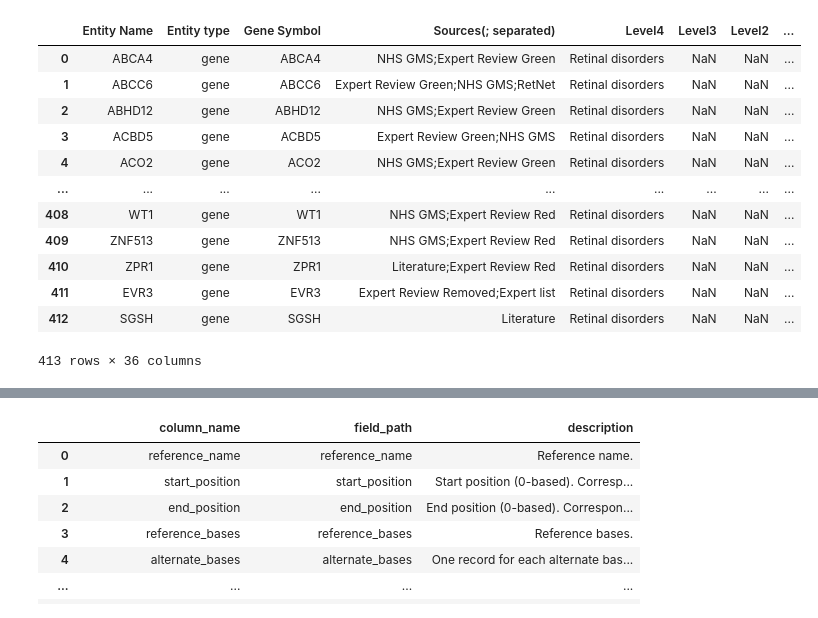
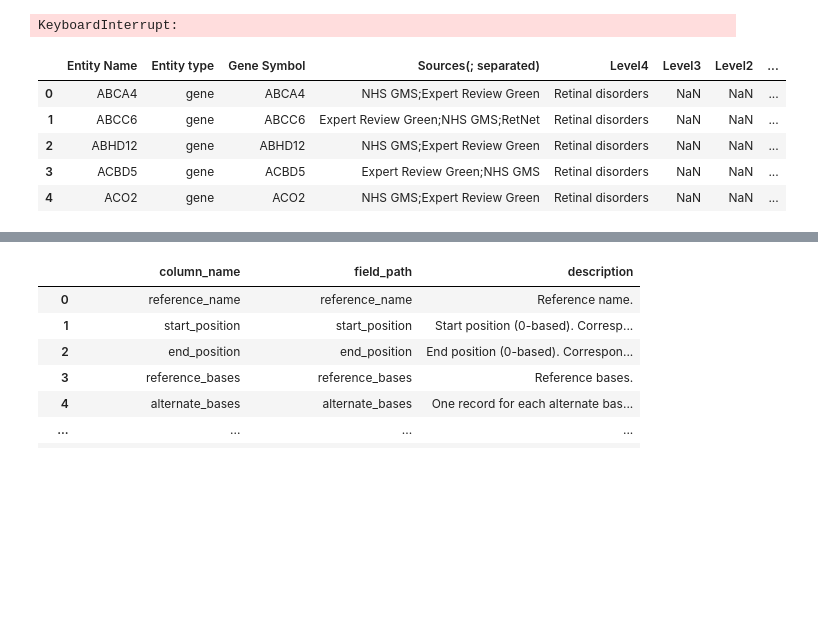
Before and after one commit to crodilla/Data_Analyst, a Jupyter notebook: EDA/GnomAD/gnomad.ipynb, the cells around one changed output, grey strips where cells are left out. Drawn from its saved outputs; the diff is of its cells as text; code cells hidden in the pictures; blank space fills up the shorter version.

```diff
--- a/EDA/GnomAD/gnomad.ipynb
+++ b/EDA/GnomAD/gnomad.ipynb
@@ -5,20 +22,66 @@ import pandas as pd
+# %%
+# Crea un objeto Client de BigQuery
+client = bigquery.Client(credentials=credentials, project="gnomad-382415")
+
+# Escribe tu consulta SQL en una cadena de texto
+query = """
+SELECT reference_name AS CHROM,
+      start_position AS START_POS,
+      end_position AS END_POS,
+      names AS dbSNP,
+      reference_bases AS REF,
+      alternate_bases.alt AS ALT,
+      alternate_bases.AC AS AC,
+      alternate_bases.AF AS AF,
+      alternate_bases.nhomalt_raw	AS NHOMALT,
+      alternate_bases.allele_type AS TYPE,
+      vep.CANONICAL AS CANONICAL,
+      vep.Consequence AS Consequence,
+      vep.IMPACT AS Impact,
+      vep.SYMBOL AS Symbol,
+      vep.Gene AS Gene,
+      vep.EXON AS EXON,
+      vep.INTRON AS INTRON,
+      vep.STRAND AS STRAND,
+      vep.HGVSc AS HGVSc,
+      vep.HGVSp AS HGVSp,
+      vep.MOTIF_NAME AS MOTIF,
+      vep.CLIN_SIG AS CLIN_SIG,
+      alternate_bases.popmax AS popmax,
+      alternate_bases.AF_popmax	AS AF_popmax,
+      alternate_bases.AF_nfe AS AF_nfe,
+      alternate_bases.AF_fin AS AF_fin,
+      alternate_bases.AF_nfe_est AS AF_est,
+      alternate_bases.AF_nfe_nwe AS AF_nwe,
+      alternate_bases.AF_nfe_seu AS AF_seu,
+      alternate_bases.AF_nfe_onf AS AF_onf,
+      alternate_bases.AF_amr	AS AF_amr,
+      alternate_bases.AF_afr AS AF_afr,
+      alternate_bases.AF_eas AS AF_eas,
+      alternate_bases.AF_asj AS AF_asj,
+      alternate_bases.AF_oth AS AF_oth,
+      alternate_bases.AF_male AS AF_male,
+      alternate_bases.AF_female AS AF_female,
+FROM `bigquery-public-data.gnomAD.v2_1_1_genomes__chr1`AS main_table,
+    main_table.alternate_bases AS alternate_bases,
+    alternate_bases.vep AS vep
+WHERE CANONICAL = "YES" AND Symbol IS NOT NULL
+"""
+
+# Ejecuta tu consulta con el método query()
+results = client.query(query)
+# %% [output]
+KeyboardInterrupt:
 # %%
-#pd.set_option('display.max_rows', None)
-pd.reset_option('display.max_rows')
+pd.set_option('display.max_columns', None)
+#pd.reset_option('display.max_rows')
 # %%
 RetDisorder_panel = pd.read_csv("Retinal_disorders.tsv", sep="\t")
-RetDisorder_panel
+RetDisorder_panel.head()
 # %% [output]
 |  | Entity Name | Entity type | Gene Symbol | Sources(; separated) | Level4 | Level3 | Level2 | ... |
 | 0 | ABCA4 | gene | ABCA4 | NHS GMS;Expert Review Green | Retinal disorders | NaN | NaN | ... |
 | 1 | ABCC6 | gene | ABCC6 | Expert Review Green;NHS GMS;RetNet | Retinal disorders | NaN | NaN | ... |
 | 2 | ABHD12 | gene | ABHD12 | NHS GMS;Expert Review Green | Retinal disorders | NaN | NaN | ... |
 | 3 | ACBD5 | gene | ACBD5 | Expert Review Green;NHS GMS | Retinal disorders | NaN | NaN | ... |
 | 4 | ACO2 | gene | ACO2 | NHS GMS;Expert Review Green | Retinal disorders | NaN | NaN | ... |
-| ... | ... | ... | ... | ... | ... | ... | ... | ... |
-| 408 | WT1 | gene | WT1 | NHS GMS;Expert Review Red | Retinal disorders | NaN | NaN | ... |
-| 409 | ZNF513 | gene | ZNF513 | NHS GMS;Expert Review Red | Retinal disorders | NaN | NaN | ... |
-| 410 | ZPR1 | gene | ZPR1 | Literature;Expert Review Red | Retinal disorders | NaN | NaN | ... |
-| 411 | EVR3 | gene | EVR3 | Expert Review Removed;Expert list | Retinal disorders | NaN | NaN | ... |
-| 412 | SGSH | gene | SGSH | Literature | Retinal disorders | NaN | NaN | ... |
-413 rows × 36 columns
```
Also changed, not shown: parts of 42 cells of this notebook, 8 other files.
